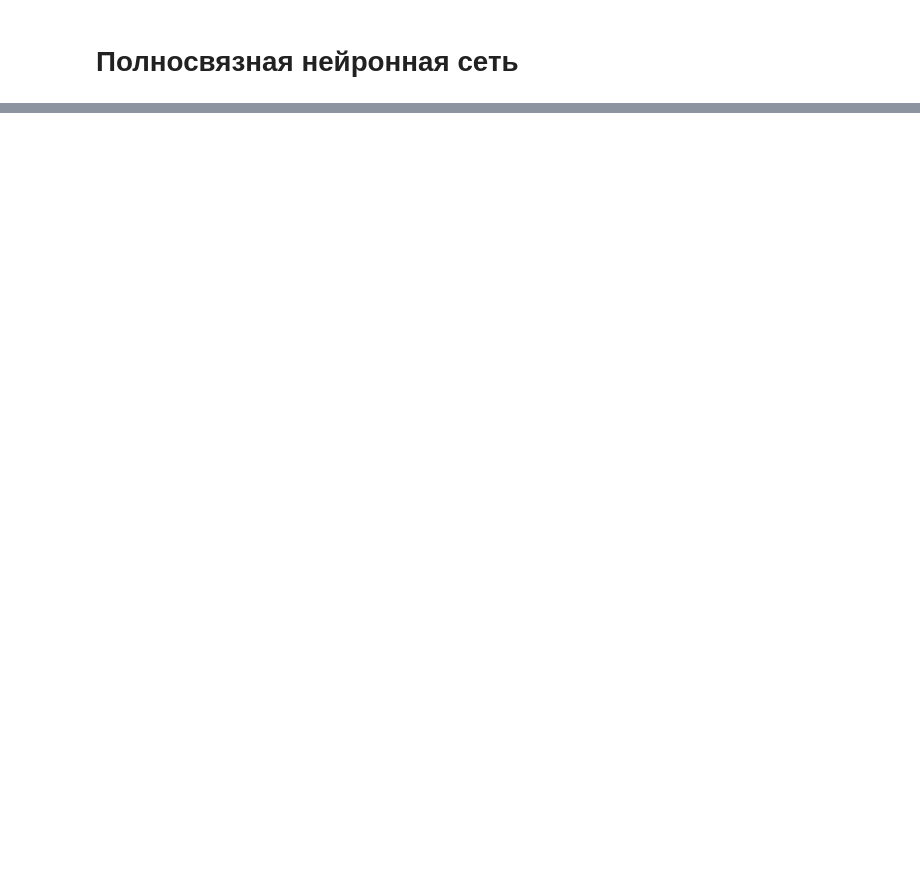
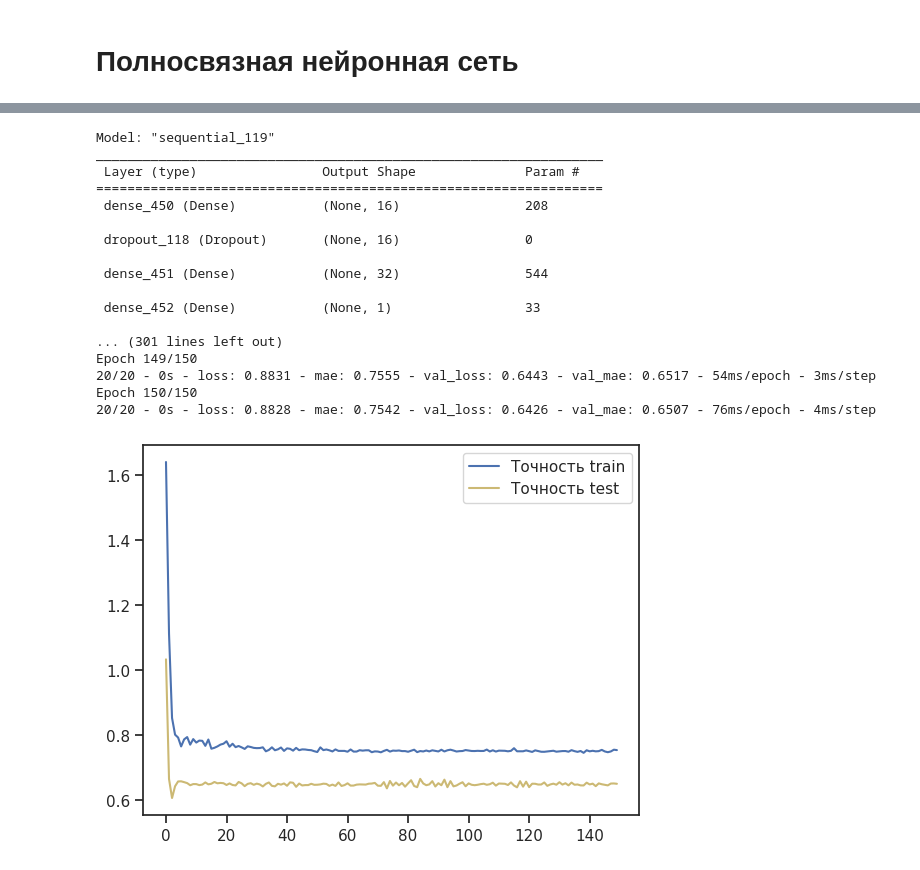
Before and after one commit to maaliskuussa/DS_course_BMSTU2023, a Jupyter notebook: Neural_net.ipynb, the cells around one changed output, grey strips where cells are left out. Drawn from its saved outputs; the diff is of its cells as text; code cells hidden in the pictures; blank space fills up the shorter version.

```diff
--- a/Neural_net.ipynb
+++ b/Neural_net.ipynb
@@ -768,0 +292,39 @@ WARNING:absl:Found untraced functions such as _update_step_xla while saving (sho
+# %%
+# тренируем модель полносвязной нейронной сети с другой архитектурой и активатором выходного слоя
+modelMF_2 = tf.keras.Sequential([
+    keras.layers.Dense(16,  input_dim=12, activation = 'sigmoid'),
+    keras.layers.Dropout(0.5),
+    keras.layers.Dense(32, activation = 'sigmoid'),
+    keras.layers.Dense(1, activation = 'relu')
+])
+modelMF_2.compile(optimizer='adam', loss='mse', metrics=['mae'])
+modelMF_2.summary()
+history = modelMF_2.fit(X_train,y_train,
+                    epochs=150,
+                    validation_split=0.1,
+                    verbose=2)
+plt.plot(history.history['mae'], label = 'Точность train', color = 'b')
+plt.plot(history.history['val_mae'], label = 'Точность test', color = 'y')
+plt.xlabel = ('Epochs')
+plt.ylabel = ('MAE')
+plt.legend()
+plt.show()
+# %% [output]
+Model: "sequential_119"
+_________________________________________________________________
+ Layer (type)                Output Shape              Param #
+=================================================================
+ dense_450 (Dense)           (None, 16)                208
+
+ dropout_118 (Dropout)       (None, 16)                0
+
+ dense_451 (Dense)           (None, 32)                544
+
+ dense_452 (Dense)           (None, 1)                 33
+
+... (301 lines left out)
+Epoch 149/150
+20/20 - 0s - loss: 0.8831 - mae: 0.7555 - val_loss: 0.6443 - val_mae: 0.6517 - 54ms/epoch - 3ms/step
+Epoch 150/150
+20/20 - 0s - loss: 0.8828 - mae: 0.7542 - val_loss: 0.6426 - val_mae: 0.6507 - 76ms/epoch - 4ms/step
+[figure, added]
```
Also changed, not shown: parts of 108 cells of this notebook.
